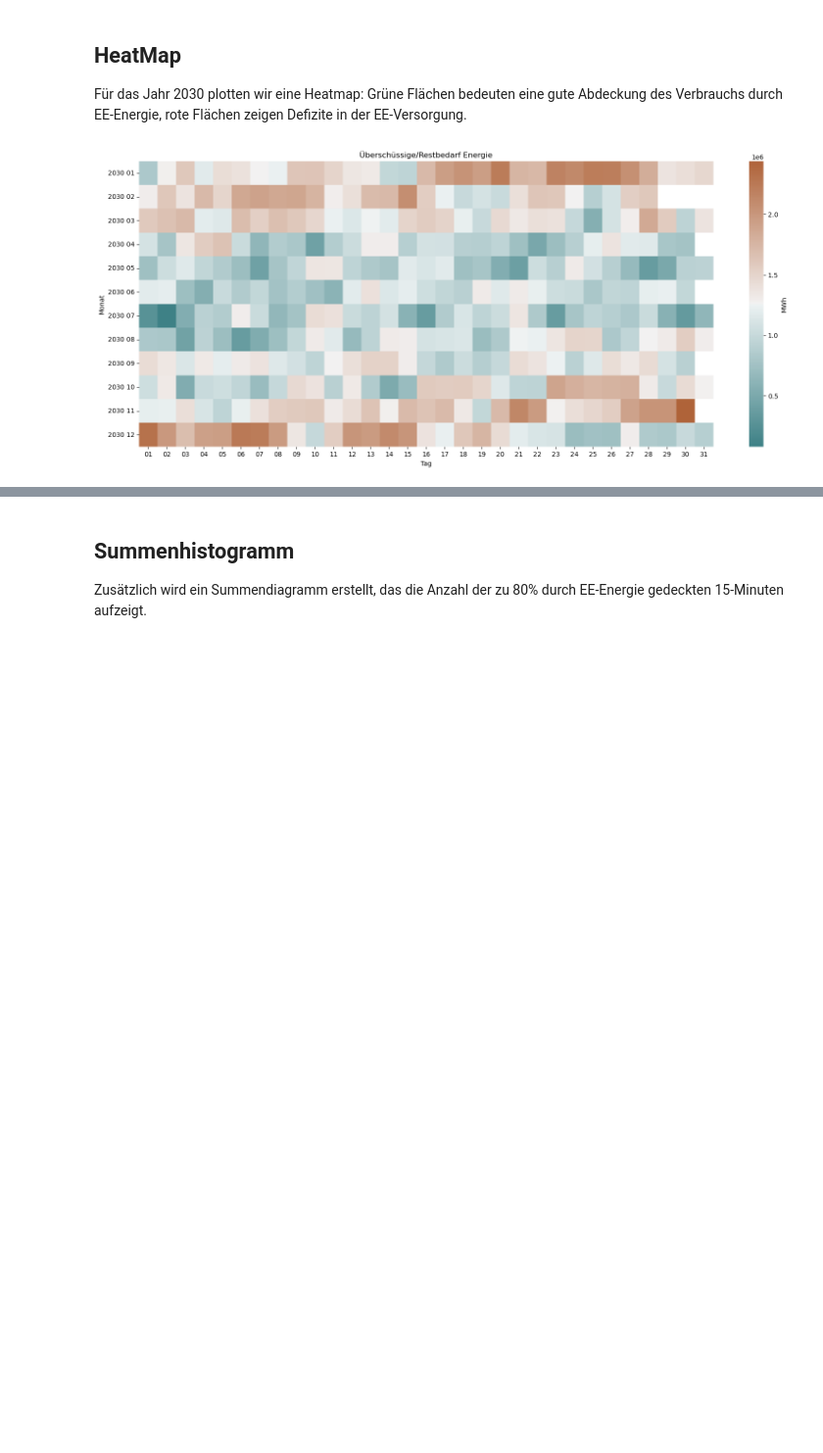
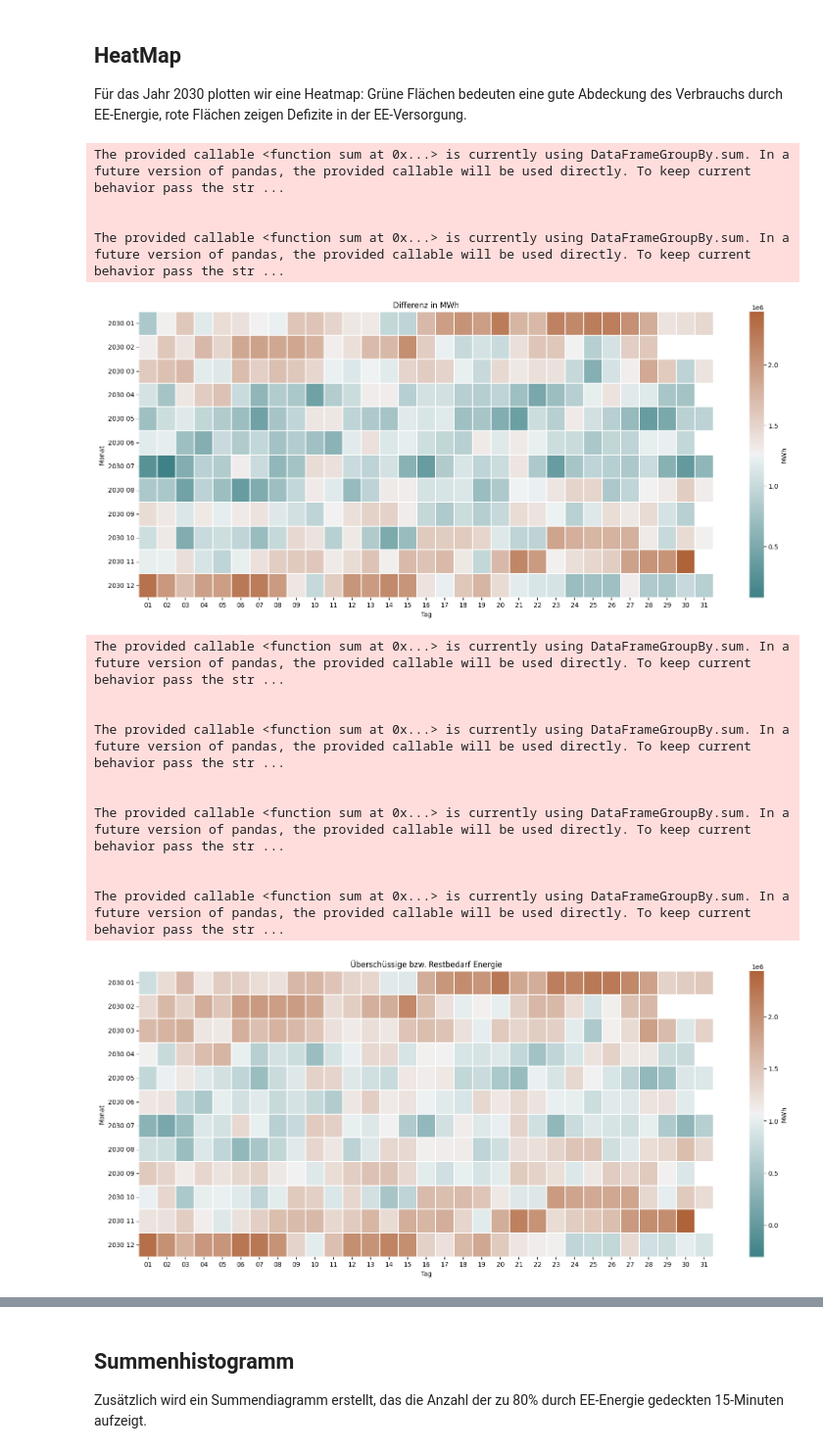
Before and after one commit to Gregor1998/Klimaneutral-20245, a Jupyter notebook: prototyp_2.ipynb, the cells around one changed output, grey strips where cells are left out. Shown at 98% size. Drawn from its saved outputs; the diff is of its cells as text; code cells hidden in the pictures; blank space fills up the shorter version.

```diff
--- a/prototyp_2.ipynb
+++ b/prototyp_2.ipynb
@@ -439,8 +430,17 @@ production_end_year = directory_yearly_generation[end_year_simulation]
 # Bereinigen der DataFrames von Schaltjahren oder Zeitumstellung
 cleaned_consumption_end_year, cleaned_production_end_year = cleanse_dataframes(consumption_end_year, production_end_year)
 
-print(cleaned_consumption_end_year, cleaned_production_end_year)
+difference_df= differenceBetweenDataframes(cleaned_consumption_end_year, cleaned_production_end_year)
 
+calculated_storage_demand, calculated_max_storagepower, calculated_tank_demand, calculated_tank_power = calculateLongestPeriods(difference_df, None)
 
-resdidual_df, a, b, c = differenceBetweenDataframes(cleaned_consumption_end_year, cleaned_production_end_year)
+print(calculated_storage_demand, calculated_max_storagepower, calculated_tank_demand, calculated_tank_power)
+
+calculated_storage_df, calculated_storage_ee_df, calculated_new_difference_df, calculated_flexpower = StorageIntegration("calculation just storage", cleaned_consumption_end_year, cleaned_production_end_year, difference_df, calculated_max_storagepower, calculated_storage_demand, 0)
+
+print(calculated_flexpower)
+
+calculated_flexpowerplant_df, calculated_all_df, calculated_all_new_difference_df = StorageIntegration("calculation Storage + flexipowerplant", cleaned_consumption_end_year, cleaned_production_end_year, difference_df, calculated_max_storagepower, calculated_storage_demand, calculated_flexpower)
+
+storage_df, flexipowerplant_df, storage_ee_combined_df, all_combined_df, new_difference_df, residual_power, residual_energy = StorageIntegration(config.params.scenario_name,cleaned_consumption_end_year, cleaned_production_end_year, difference_df, 50000 , 83000, config.params.max_power_flexipowerplant)
 # %% [output]
@@ -473,6 +458,40 @@ Um die Daten besser zu verstehen, plotten wir verschiedene Diagramme in untersch
 
 Für das Jahr 2030 plotten wir eine Heatmap: Grüne Flächen bedeuten eine gute Abdeckung des Verbrauchs durch EE-Energie, rote Flächen zeigen Defizite in der EE-Versorgung.
 # %%
-plotCalendarHeatmap(resdidual_df, "Überschüssige/Restbedarf Energie", "Differenz in MWh", linewidths = 0)
+addTimeInformation(calculated_new_difference_df)
+addTimeInformation(calculated_all_new_difference_df)
+addTimeInformation(new_difference_df)
+
+# Beispiel DataFrames und Titel
+df_list = [calculated_new_difference_df, calculated_all_new_difference_df, new_difference_df]
+title_list = ["Überschüssige bzw. Restbedarf Energie", "Überschüssige bzw. Restbedarf Energie", "Überschüssige bzw. Restbedarf Energie"]
+difference_df = [difference_df]
+title_difference_list = ["Differenz in MWh"]
+# Aufruf der Funktion
+
+plotCalendarHeatmap(difference_df, title_difference_list, 'Differenz in MWh')
+plotCalendarHeatmap(df_list, title_list, 'Restenergiebedarf in MWh')
+
+
+
+#plotCalendarHeatmap(difference_df, "Überschüssige bzw. Restbedarf Energie", "Differenz in MWh", linewidths = 0)
+#plotCalendarHeatmap(calculated_new_difference_df, "Überschüssige bzw. Restbedarf Energie mit Speicher", "Restenergiebedarf in MWh", linewidths = 0)
+#plotCalendarHeatmap(calculated_all_new_difference_df, "Überschüssige bzw. Restbedarf Energie mit Speicher und Flexipowerplant", "Restenergiebedarf in MWh", linewidths = 0)
+#plotCalendarHeatmap(new_difference_df, "Überschüssige bzw. Restbedarf Energie mit Speicher und Flexipowerplant", "Restenergiebedarf in MWh", linewidths = 0)
 # %% [output]
+The provided callable <function sum at 0x...> is currently using DataFrameGroupBy.sum. In a future version of pandas, the provided callable will be used directly. To keep current behavior pass the str ...
+
+
+The provided callable <function sum at 0x...> is currently using DataFrameGroupBy.sum. In a future version of pandas, the provided callable will be used directly. To keep current behavior pass the str ...
-[figure, old version]
+[figure, new version]
+The provided callable <function sum at 0x...> is currently using DataFrameGroupBy.sum. In a future version of pandas, the provided callable will be used directly. To keep current behavior pass the str ...
+
+
+The provided callable <function sum at 0x...> is currently using DataFrameGroupBy.sum. In a future version of pandas, the provided callable will be used directly. To keep current behavior pass the str ...
+
+
+The provided callable <function sum at 0x...> is currently using DataFrameGroupBy.sum. In a future version of pandas, the provided callable will be used directly. To keep current behavior pass the str ...
+
+
+The provided callable <function sum at 0x...> is currently using DataFrameGroupBy.sum. In a future version of pandas, the provided callable will be used directly. To keep current behavior pass the str ...
+[figure, added]
```
Also changed, not shown: parts of 9 cells of this notebook, 41 other files.
